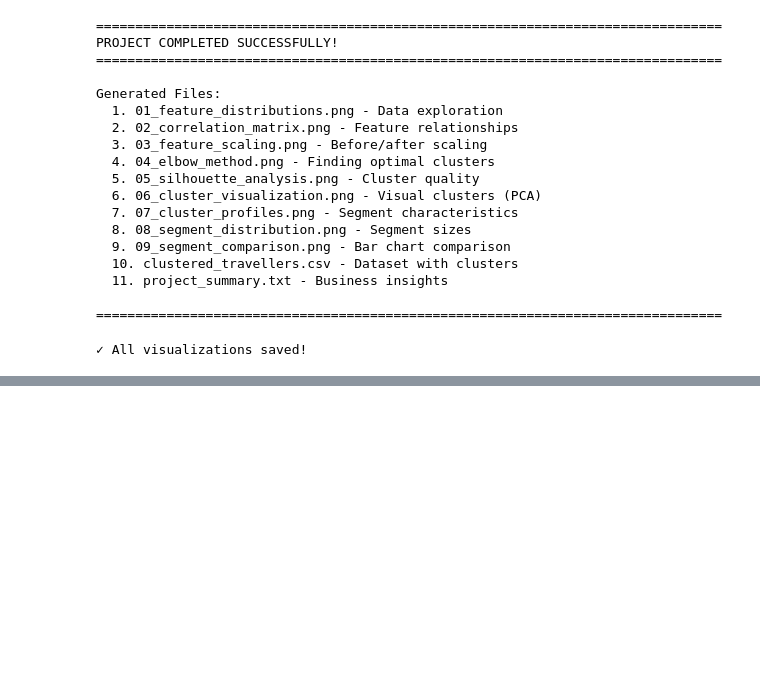
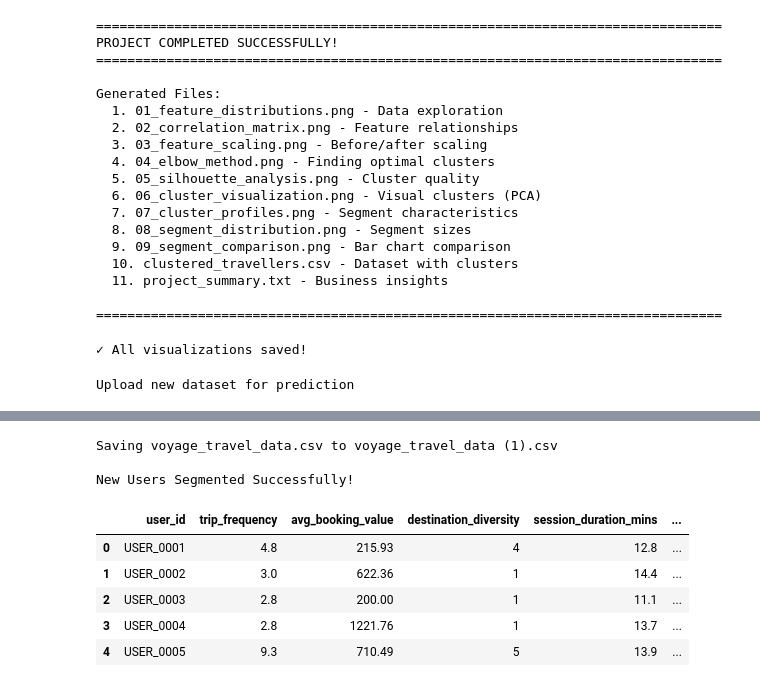
Before and after one commit to SKashhh/Voyage-AI-Traveller-Segmentation, a Jupyter notebook: VOYAGE_AI_TRAVELLER_SEGMENTATION.ipynb, the cells around one changed output, grey strips where cells are left out. Saved outputs shown, nothing was run; the diff lists cells and outputs as text; code cells hidden in the pictures; blank space fills up the shorter version.

```diff
--- a/VOYAGE_AI_TRAVELLER_SEGMENTATION.ipynb
+++ b/VOYAGE_AI_TRAVELLER_SEGMENTATION.ipynb
@@ -667,3 +674,44 @@ plt.close('all')
 print("\n✓ All visualizations saved!")
 # %% [output]
 ✓ All visualizations saved!
+# %%
+# =====================================================
+# PREDICTION ON NEW DATA
+# =====================================================
+
+print("\nUpload new dataset for prediction")
+
+from google.colab import files
+uploaded = files.upload()
+
+new_df = pd.read_csv(list(uploaded.keys())[0])
+
+# Ensure required features exist
+required_features = features
+
+missing_cols = set(required_features) - set(new_df.columns)
+if missing_cols:
+    raise ValueError(f"Missing required columns: {missing_cols}")
+
+# Handle missing values
+for feature in required_features:
+    if new_df[feature].isnull().sum() > 0:
+        new_df[feature].fillna(new_df[feature].median(), inplace=True)
+
+# Load saved scaler and model
+loaded_scaler = joblib.load("scaler.pkl")
+loaded_kmeans = joblib.load("kmeans_model.pkl")
+
+# Scale new data (NO FIT)
+X_new = loaded_scaler.transform(new_df[required_features])
+
+# Predict clusters
+new_df['predicted_cluster'] = loaded_kmeans.predict(X_new)
+
+# Map segment names
+new_df['segment_name'] = new_df['predicted_cluster'].map(segment_names)
+
+print("\nNew Users Segmented Successfully!")
+display(new_df.head())
+# %% [output]
+Upload new dataset for prediction
@@ -669,0 +719,9 @@ print("\n✓ All visualizations saved!")
+Saving voyage_travel_data.csv to voyage_travel_data (1).csv
+
+New Users Segmented Successfully!
+|  | user_id | trip_frequency | avg_booking_value | destination_diversity | session_duration_mins | ... |
+| 0 | USER_0001 | 4.8 | 215.93 | 4 | 12.8 | ... |
+| 1 | USER_0002 | 3.0 | 622.36 | 1 | 14.4 | ... |
+| 2 | USER_0003 | 2.8 | 200.00 | 1 | 11.1 | ... |
+| 3 | USER_0004 | 2.8 | 1221.76 | 1 | 13.7 | ... |
+| 4 | USER_0005 | 9.3 | 710.49 | 5 | 13.9 | ... |
```
Also changed, not shown: parts of 2 cells of this notebook.
